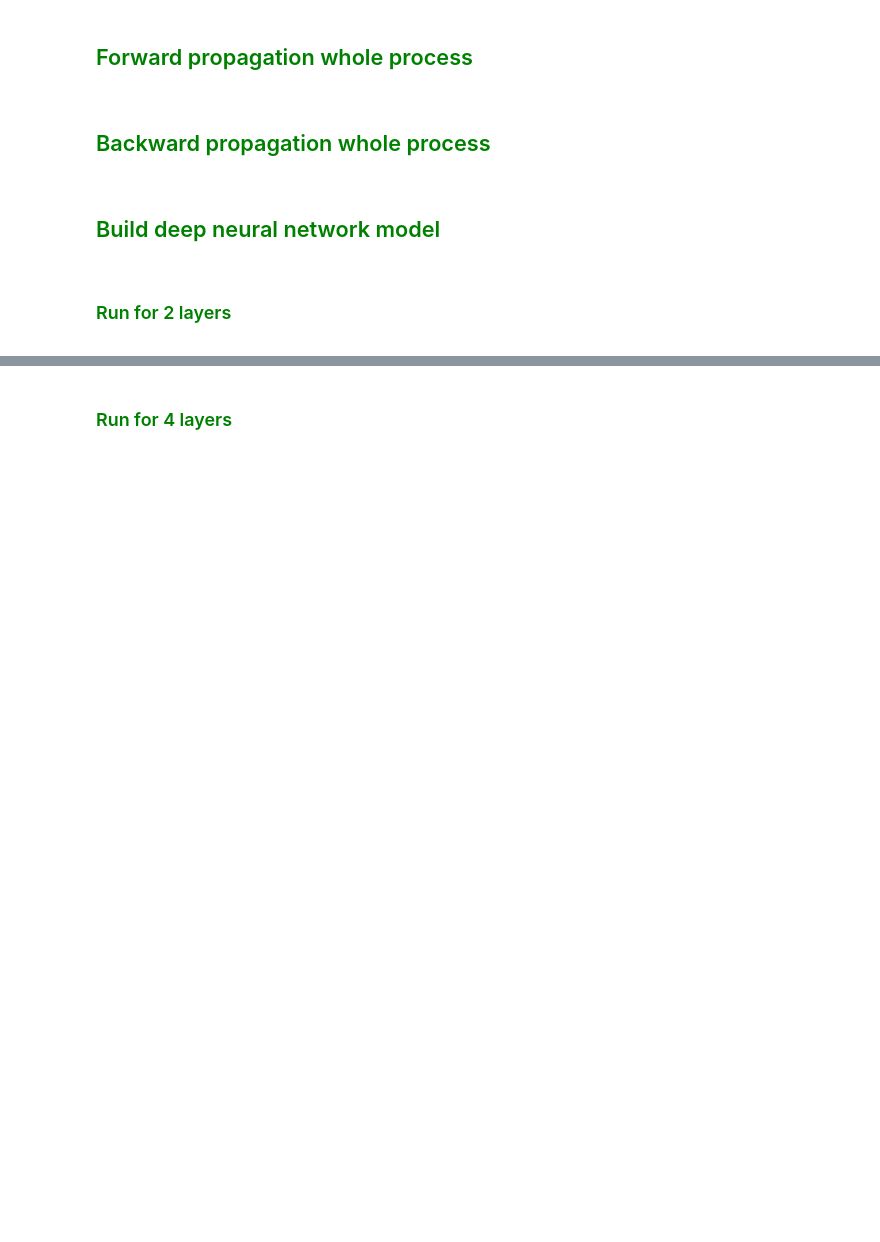
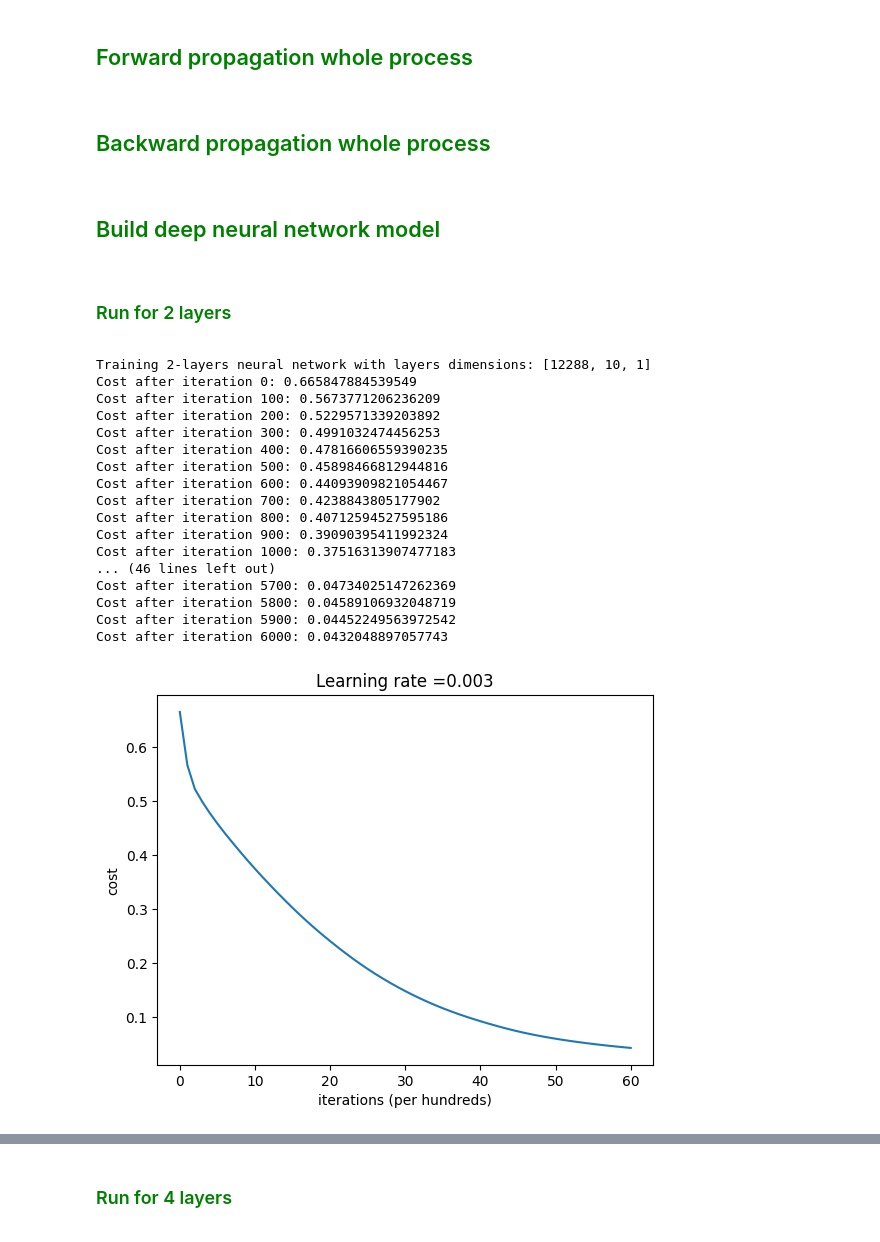
Before and after one commit to Sviatoslav1886/Data_science_2023, a Jupyter notebook: homework_lesson_26.ipynb, the cells around one changed output, grey strips where cells are left out. Drawn from its saved outputs; the diff is of its cells as text; code cells hidden in the pictures; blank space fills up the shorter version.

```diff
--- a/homework_lesson_26.ipynb
+++ b/homework_lesson_26.ipynb
@@ -747,7 +751,7 @@ def forward_propagation_whole_process(X, parameters):
     """
     [LINEAR->RELU]*(L-1)->LINEAR->SIGMOID
     X - data, array of shape (input size, number of examples)
-    parameters - initialized parameters foreach of 'W' and 'b' keas values have keys 1,2,...L
+    parameters - initialized parameters for each of 'W' and 'b' keys have values with keys 1,2,...L
 
     Returns:
     A_last - last activation value (y_pred)
@@ -756,27 +760,30 @@ def forward_propagation_whole_process(X, parameters):
 
     caches = {}
     A = X
+    L = len(parameters['W'])  # number of layers in the neural network
 
-    L = len(parameters['W']) # number of layers in the neural network
-
-    # [LINEAR -> RELU]*(L-1)
+    # Forward propagation for [LINEAR -> RELU]*(L-1)
     for l in range(1, L):
         A_prev = A
         W = parameters['W'][l]
         b = parameters['b'][l]
-        Z = np.dot(W, A_prev) + b
-        A = relu(Z)
-        caches[l] = (A_prev, W, b, Z)
+        activation = "relu"
 
-    # LINEAR -> SIGMOID
+        # Forward propagation step
+        A, cache = forward_propagation_step(A_prev, W, b, activation)
+        caches[l] = cache
+
+    # Forward propagation for LINEAR -> SIGMOID (last layer)
     A_prev = A
-    WL = parameters['W'][L]
-    bL = parameters['b'][L]
-    ZL = np.dot(WL, A_prev) + bL
-    A_last = sigmoid(ZL)
-    caches[L] = (A_prev, WL, bL, ZL)
+    W = parameters['W'][L]
+    b = parameters['b'][L]
+    activation = "sigmoid"
 
-    assert(A_last.shape == (1, X.shape[1])) # (1,m)
+    # Forward propagation step
+    A_last, cache = forward_propagation_step(A_prev, W, b, activation)
+    caches[L] = cache
+
+    assert A_last.shape == (1, X.shape[1])  # (1, m)
 
     return A_last, caches
 # %% [markdown]
@@ -879,13 +886,32 @@ def model(X, Y, layers_dims, learning_rate=0.0075, num_iterations=3000, verbose=
 
 </font>
 # %%
-# n_x = X_train_scaled.shape[0]
-# n_h= 7
-# n_y = Y_train.shape[0]
-# layers_dims = [n_x, n_h, n_y]
+n_x = X_train_scaled.shape[0]
+n_h = 10
+n_y = Y_train.shape[0]
+layers_dims = [n_x, n_h, n_y]
 
-# parameters = model(
-#     X_train_scaled, Y_train, layers_dims, num_iterations = 5000, verbose = True, learning_rate = 0.003)
+parameters = model(
+    X_train_scaled, Y_train, layers_dims, num_iterations = 6100, verbose = True, learning_rate = 0.003)
+# %% [output]
+Training 2-layers neural network with layers dimensions: [12288, 10, 1]
+Cost after iteration 0: 0.665847884539549
+Cost after iteration 100: 0.5673771206236209
+Cost after iteration 200: 0.5229571339203892
+Cost after iteration 300: 0.4991032474456253
+Cost after iteration 400: 0.47816606559390235
+Cost after iteration 500: 0.45898466812944816
+Cost after iteration 600: 0.44093909821054467
+Cost after iteration 700: 0.4238843805177902
+Cost after iteration 800: 0.40712594527595186
+Cost after iteration 900: 0.39090395411992324
+Cost after iteration 1000: 0.37516313907477183
+... (46 lines left out)
+Cost after iteration 5700: 0.04734025147262369
+Cost after iteration 5800: 0.04589106932048719
+Cost after iteration 5900: 0.04452249563972542
+Cost after iteration 6000: 0.0432048897057743
+[figure, added]
 # %% [markdown]
 <font color = blue >
 
```
Also changed, not shown: parts of 11 cells of this notebook.
